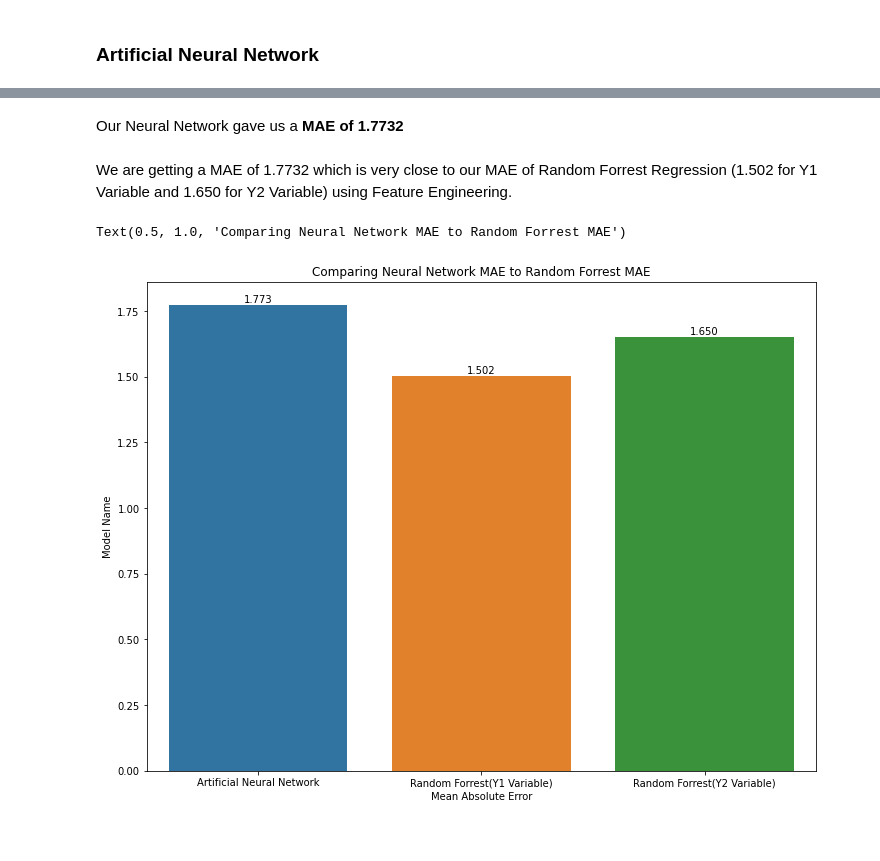
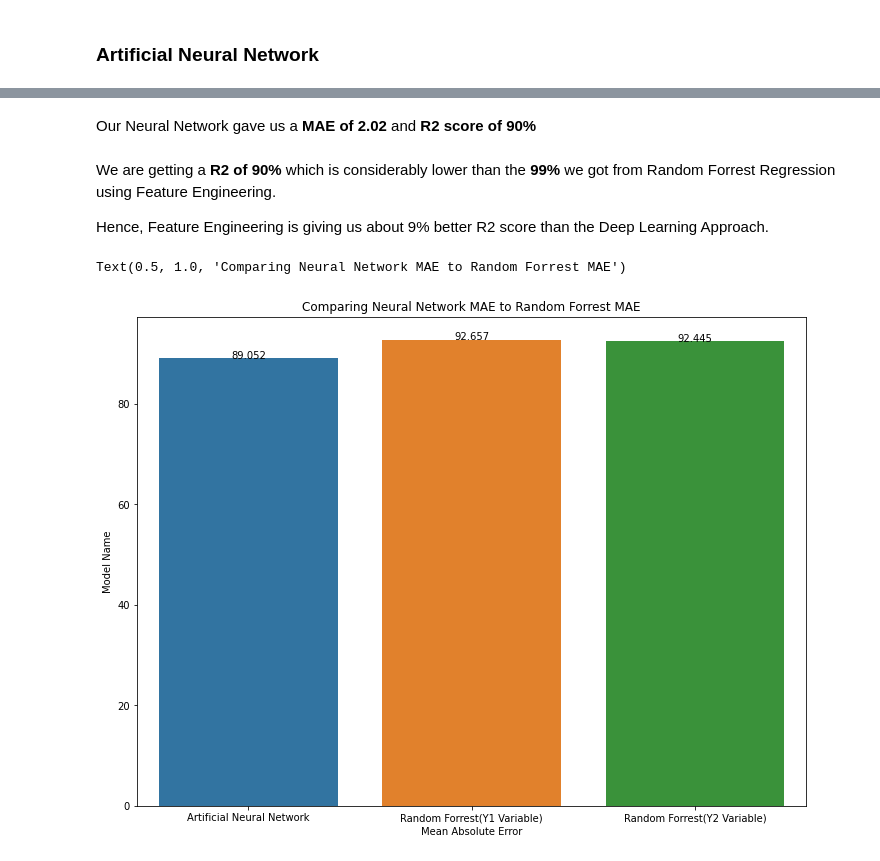
Before and after one commit to arnavdixit/Parkinsons-Telemonitoring, a Jupyter notebook: Parkinsons_Regression.ipynb, the cells around one changed output, grey strips where cells are left out. Drawn from its saved outputs; the diff is of its cells as text; code cells hidden in the pictures.

```diff
--- a/Parkinsons_Regression.ipynb
+++ b/Parkinsons_Regression.ipynb
@@ -604,12 +552,12 @@ ann1.compile(optimizer='adam', loss="mean_absolute_error")
 # %%
 class myCallback(tf.keras.callbacks.Callback):
     def on_epoch_end(self, epoch, logs={}):
-        if(logs.get('val_loss')<1.5):
-            print("\nReached 1.5 MAE so cancelling training!")
+        if(logs.get('val_r2') > 0.99):
+            print("\nReached 99% R2 score so cancelling training!")
             self.model.stop_training = True
 
 callback = myCallback()
 # %%
 r1 = ann1.fit(x_train, y_train,
-              validation_data=(x_test, y_test), batch_size=32, epochs=500, callbacks=[callback])
+              validation_data=(x_test, y_test), batch_size=64, epochs=700, callbacks=[callback])
 # %% [output]
@@ -654,3 +607,3 @@ _________________________________________________________________
 # %%
-ann_mae = ann1.evaluate(x_test, y_test)
+ann_score = ann1.evaluate(x_test, y_test)
 # %% [output]
@@ -658,19 +611,23 @@ ann_mae = ann1.evaluate(x_test, y_test)
+# %%
+ann_r2 = ann_score[1]*100
 # %% [markdown]
-Our Neural Network gave us a **MAE of 1.7732**
+Our Neural Network gave us a **MAE of 2.02** and **R2 score of 90%**
-# %% [markdown]
-We are getting a MAE of 1.7732 which is very close to our MAE of Random Forrest Regression (1.502 for Y1 Variable and 1.650 for Y2 Variable) using Feature Engineering.
+# %% [markdown]
+We are getting a **R2 of 90%** which is considerably lower than the **99%** we got from Random Forrest Regression using Feature Engineering.
+
+Hence, Feature Engineering is giving us about 9% better R2 score than the Deep Learning Approach.
 # %%
 plt.figure(figsize=(12,9))
-ax = sns.barplot(y=[ann_mae, rf_mae1, rf_mae2], x=['Artificial Neural Network', 'Random Forrest(Y1 Variable)', 'Random Forrest(Y2 Variable)'])
+ax = sns.barplot(y=[ann_r2, rf_r21, rf_r22], x=['Artificial Neural Network', 'Random Forrest(Y1 Variable)', 'Random Forrest(Y2 Variable)'])
 for p in ax.patches:
   height = p.get_height()
   ax.text(p.get_x() + p.get_width()/2.,
           height + 0.01,
           '{:1.3f}'.format(height),
           ha='center')
 plt.xlabel('Mean Absolute Error')
 plt.ylabel('Model Name')
 plt.title('Comparing Neural Network MAE to Random Forrest MAE')
 # %% [output]
 Text(0.5, 1.0, 'Comparing Neural Network MAE to Random Forrest MAE')
-[figure, old version]
+[figure, new version]
```
Also changed, not shown: parts of 62 cells of this notebook.
